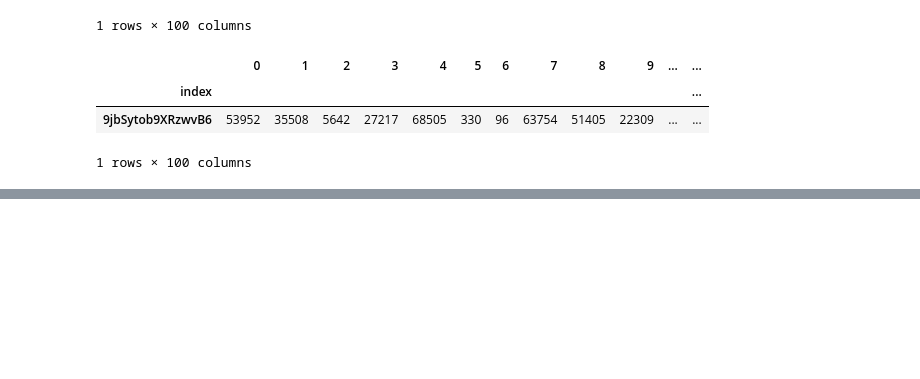
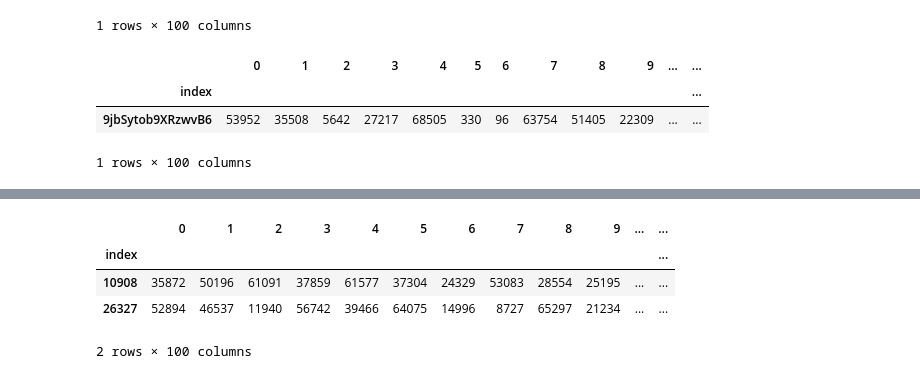
Before and after one commit to mmosc/MMSR, a Jupyter notebook: project/EvaluationMetrics-.ipynb, the cells around one changed output, grey strips where cells are left out. Cells and saved outputs as stored; diff of their text form; code cells hidden in the pictures; blank space fills up the shorter version.

Commit message:
Clean notebook, add helper functions at the end to transform from standard ids to integer ids

```diff
--- a/project/EvaluationMetrics-.ipynb
+++ b/project/EvaluationMetrics-.ipynb
@@ -1462,0 +1208,22 @@ pd.DataFrame({"idNumber":id_nums.values(), "id":id_nums.keys()}).\
+# %%
+def from_standard_ids_to_new(df, relationIds):
+    id_to_key = dict(zip(relation_ids.index.values, relation_ids['newId'].values))
+    new_df = df.apply(lambda s : [id_to_key[x] for x in s] , raw=True , axis=1)
+    new_df = new_df.set_index(np.asarray([id_to_key[i] for i in df.index.values]))
+    new_df.index.astype(np.int32, copy=False)
+    new_df.index.name='index'
+    return new_df
+
+def from_new_ids_to_standard(df, relationIds):
+    id_to_key = dict(zip(relation_ids['newId'].values, relation_ids.index.values))
+    new_df =  df.apply(lambda s : [id_to_key[x] for x in s] , raw=True , axis=1)
+    new_df = new_df.set_index(np.asarray([id_to_key[i] for i in df.index.values]))
+    new_df.index.name='index'
+    return new_df
+# %%
+# We need this file, already provided
+# Relation of original id, to new id,
+relation_ids = pd.read_csv("./data/relation_original_new_ids.csv").set_index('original').astype(np.int32)
+id_to_key = dict(zip(relation_ids.index.values, relation_ids['newId'].values))
+
+relation_ids.head(2)
@@ -1462,0 +1237,5 @@ pd.DataFrame({"idNumber":id_nums.values(), "id":id_nums.keys()}).\
+# %%
+# Example file, any top id file with standard ids
+file_standard_ids = './TopIdsTask2/top_ids_cosine_tfidf_complete_.csv'
+topid_file_standard_ids  = dt.fread(file_standard_ids, header=True).to_pandas().set_index('index')
+topid_file_standard_ids.head(2)
@@ -1462,0 +1248,9 @@ pd.DataFrame({"idNumber":id_nums.values(), "id":id_nums.keys()}).\
+# %%
+new = from_standard_ids_to_new(topid_file_standard_ids, relation_ids)
+new.head(2)
+# %% [output]
+|  | 0 | 1 | 2 | 3 | 4 | 5 | 6 | 7 | 8 | 9 | ... | ... |
+| index |  |  |  |  |  |  |  |  |  |  |  | ... |
+| 10908 | 35872 | 50196 | 61091 | 37859 | 61577 | 37304 | 24329 | 53083 | 28554 | 25195 | ... | ... |
+| 26327 | 52894 | 46537 | 11940 | 56742 | 39466 | 64075 | 14996 | 8727 | 65297 | 21234 | ... | ... |
+2 rows × 100 columns
```
Also changed, not shown: parts of 19 cells of this notebook.
